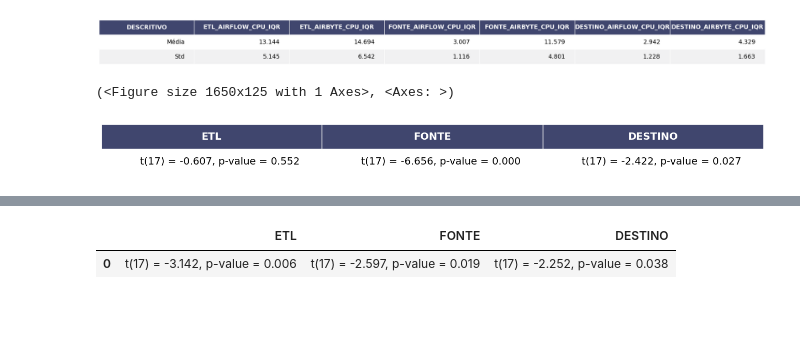
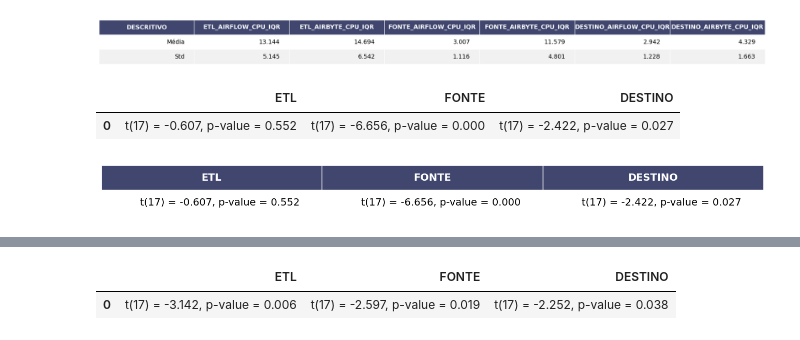
Before and after one commit to bombermal/TCC, a Jupyter notebook: Monitoring_VM/Retrieve/pre_analisys.ipynb, the cells around one changed output, grey strips where cells are left out. Cells and saved outputs as stored; diff of their text form; code cells hidden in the pictures; blank space fills up the shorter version.

```diff
--- a/Monitoring_VM/Retrieve/pre_analisys.ipynb
+++ b/Monitoring_VM/Retrieve/pre_analisys.ipynb
@@ -611,31 +611,34 @@ plt.savefig("Figs/f10_cpu_prometheus_stats.svg")
 # %%
 def ttest_string(v1, v2):
     # This is a test for the null hypothesis that two related or repeated samples have identical average (expected) values.
     result = stats.ttest_rel(v1, v2)
 
     return f"t({result.df}) = {result.statistic:.3f}, p-value = {result.pvalue:.3f}"
 
 def cohend(d1, d2):
     # calculate the size of samples
     n1, n2 = len(d1), len(d2)
     # calculate the variance of the samples
     s1, s2 = np.var(d1, ddof=1), np.var(d2, ddof=1)
     # calculate the pooled standard deviation
     s = np.sqrt(((n1 - 1) * s1 + (n2 - 1) * s2) / (n1 + n2 - 2))
     # calculate the means of the samples
     u1, u2 = np.mean(d1), np.mean(d2)
     # calculate the effect size
     return (u1 - u2) / s
 
 
 df_stats3 = pd.DataFrame(columns=["ETL", "FONTE", "DESTINO"])
 df_stats3.loc[0,:] = [ttest_string(df_stats.ETL_AIRFLOW_CPU_IQR, df_stats.ETL_AIRBYTE_CPU_IQR),
                       ttest_string(df_stats.FONTE_AIRFLOW_CPU_IQR, df_stats.FONTE_AIRBYTE_CPU_IQR),
                       ttest_string(df_stats.DESTINO_AIRFLOW_CPU_IQR, df_stats.DESTINO_AIRBYTE_CPU_IQR)]
 
+
 render_mpl_table(df_stats3, header_columns=0, col_width=5.5)
+df_stats3
 # %% [output]
-(<Figure size 1650x125 with 1 Axes>, <Axes: >)
+|  | ETL | FONTE | DESTINO |
+| 0 | t(17) = -0.607, p-value = 0.552 | t(17) = -6.656, p-value = 0.000 | t(17) = -2.422, p-value = 0.027 |
 [figure]
 # %%
 mask = (df_memory.instance == "AIRFLOW") | (df_memory.instance == "AIRBYTE")
```
Also changed, not shown: parts of 2 cells of this notebook, 4 other files.
